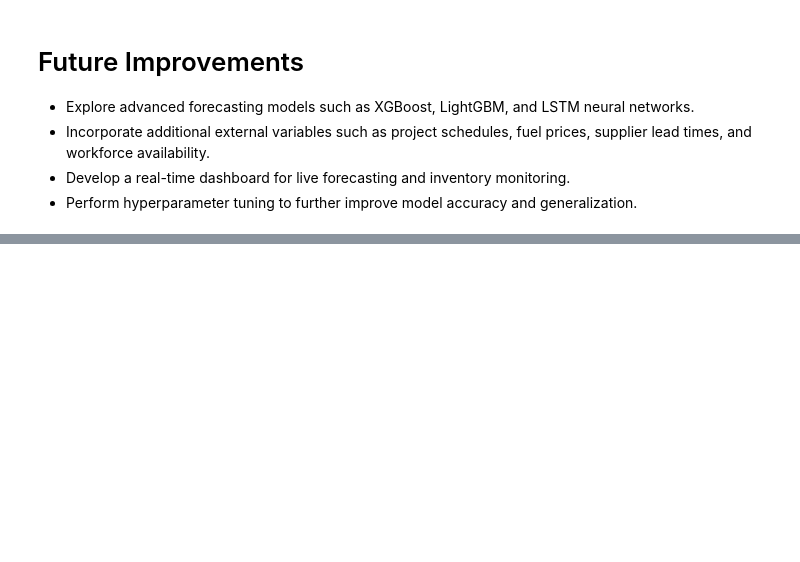
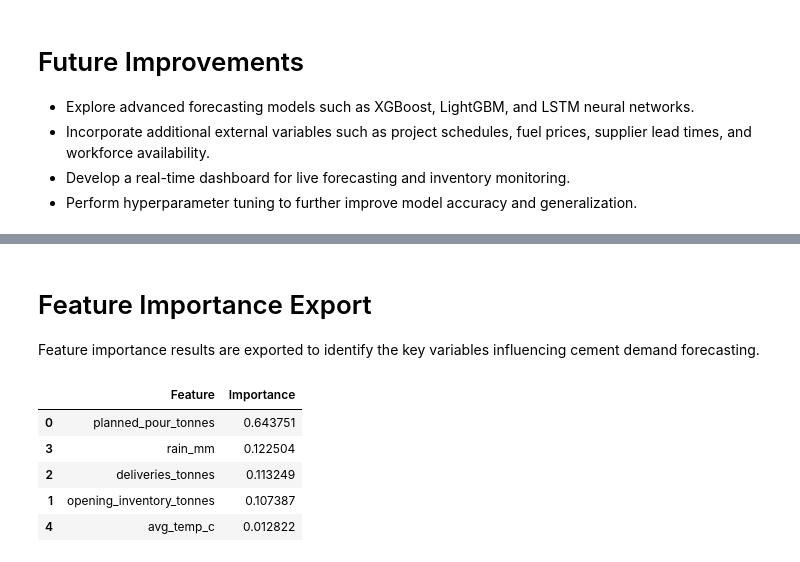
Before and after one commit to felixo260/cement-demand-forecasting, a Jupyter notebook: notebooks/eda_model.ipynb, the cells around one changed output, grey strips where cells are left out. Saved outputs shown, nothing was run; the diff lists cells and outputs as text; code cells hidden in the pictures; blank space fills up the shorter version.

```diff
--- a/notebooks/eda_model.ipynb
+++ b/notebooks/eda_model.ipynb
@@ -810,0 +852,18 @@ Overall, the findings confirm that machine learning-based forecasting models, pa
+# %% [markdown]
+# Feature Importance Export
+
+Feature importance results are exported to identify the key variables influencing cement demand forecasting.
+# %%
+importance_df.to_csv(
+    "../outputs/feature_importance.csv",
+    index=False
+)
+
+importance_df.head()
+# %% [output]
+|  | Feature | Importance |
+| 0 | planned_pour_tonnes | 0.643751 |
+| 3 | rain_mm | 0.122504 |
+| 2 | deliveries_tonnes | 0.113249 |
+| 1 | opening_inventory_tonnes | 0.107387 |
+| 4 | avg_temp_c | 0.012822 |
```
Also changed, not shown: parts of 18 cells of this notebook, 1 other file.
